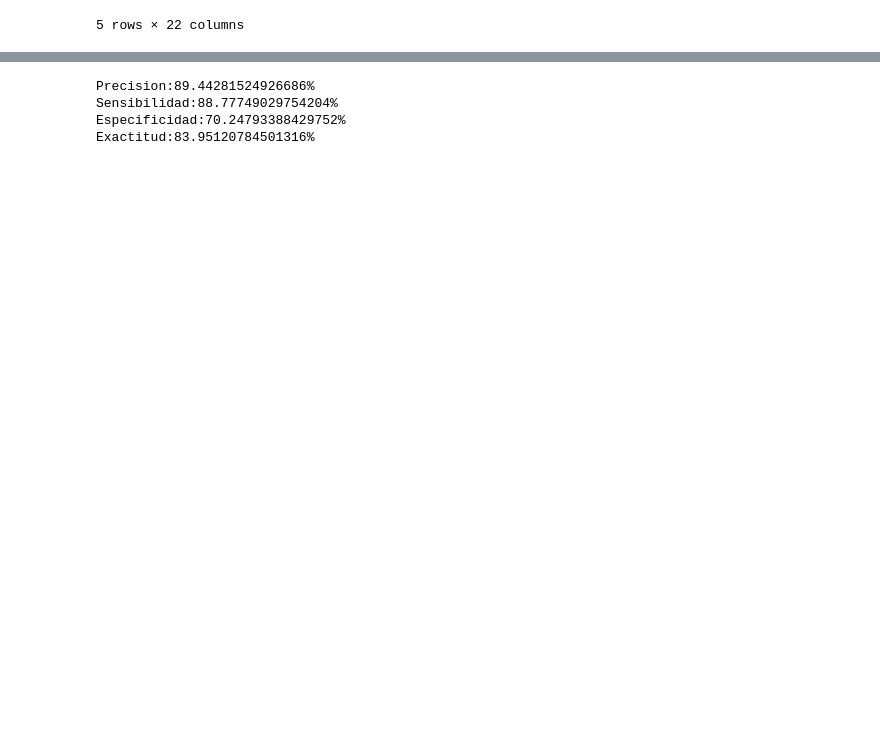
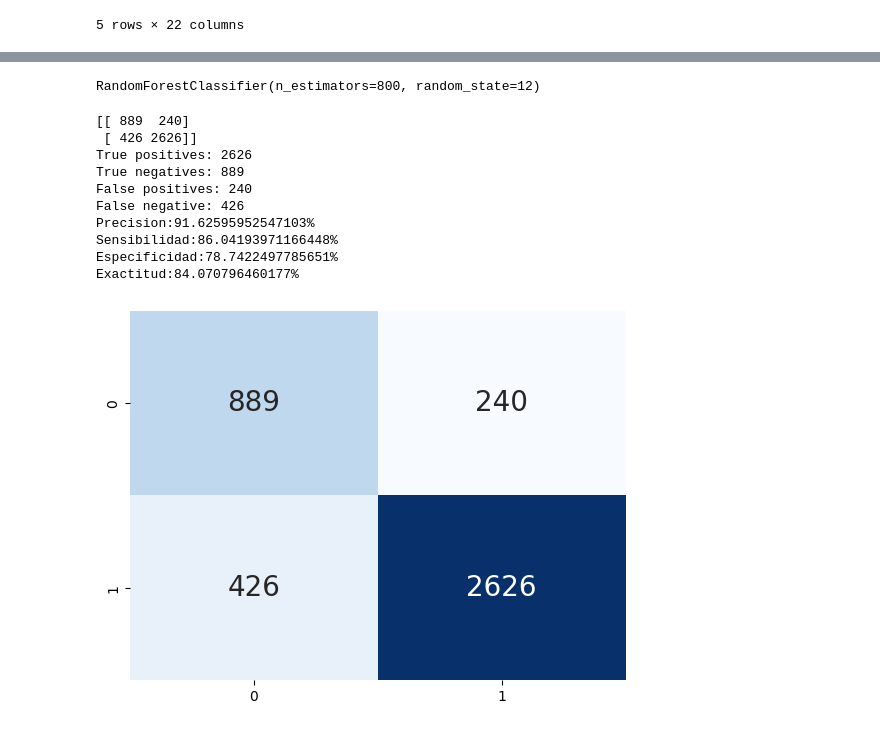
Before and after one commit to javierasmat/Proyecto-CD-BEDU, a Jupyter notebook: notebooks/arbol_decision.ipynb, the cells around one changed output, grey strips where cells are left out. Cells and saved outputs as stored; diff of their text form; code cells hidden in the pictures; blank space fills up the shorter version.

```diff
--- a/notebooks/arbol_decision.ipynb
+++ b/notebooks/arbol_decision.ipynb
@@ -234,4 +31,0 @@ sns.boxplot(x=siniestros['EDAD']);
-# %%
-# Histograma
-sns.set_style('ticks')
-sns.displot(siniestros['EDAD'], kde=False, bins=20);
@@ -378,17 +52,3 @@ def calcularExactitud(TP,TN,FP,FN):
     exactitud = (TP + TN) / (TP + TN + FP + FN)
     exactitud = exactitud * 100
     return exactitud
-# %%
-pre = calcularPrecision(TP, TN, FP, FN)
-sen = calcularSensibilidad(TP, TN, FP, FN)
-spec = calcularEspecificidad(TP, TN, FP, FN)
-exac = calcularExactitud(TP,TN,FP,FN)
-print("Precision:"+str(pre)+"%")
-print("Sensibilidad:"+str(sen)+"%")
-print("Especificidad:"+str(spec)+"%")
-print("Exactitud:"+str(exac)+"%")
-# %% [output]
-Precision:89.44281524926686%
-Sensibilidad:88.77749029754204%
-Especificidad:70.24793388429752%
-Exactitud:83.95120784501316%
@@ -426,21 +55,3 @@ print("Entrenamiento completado!")
-# %%
-resultado = metrics.confusion_matrix(yr_test, yr_pred)
-print(resultado)
-(TN, FP, FN, TP) = resultado.ravel()
-print("True positives: "+str(TP))
-print("True negatives: "+str(TN))
-print("False positives: "+str(FP))
-print("False negative: "+str(FN))
-
-pre = calcularPrecision(TP, TN, FP, FN)
-sen = calcularSensibilidad(TP, TN, FP, FN)
-spec = calcularEspecificidad(TP, TN, FP, FN)
-exac = calcularExactitud(TP,TN,FP,FN)
-
-print("Precision:"+str(pre)+"%")
-print("Sensibilidad:"+str(sen)+"%")
-print("Especificidad:"+str(spec)+"%")
-print("Exactitud:"+str(exac)+"%")
 # %%
 #Comparamos clasificadores
 #creamos función para evaluar
@@ -467,6 +87,24 @@ def evaluar(y_test, y_pred):
+# %%
+#Random Forest -- generamos bosque de arboles
+random_seed = 12
+bosque = forest(n_estimators = 800, random_state = random_seed)
+bosque.fit(X_train, y_train)
+# %% [output]
+RandomForestClassifier(n_estimators=800, random_state=12)
 # %%
-#Naïve Bayes:
-NaiveBayes = GaussianNB()
-NaiveBayes.fit(X_train, y_train)
-y_pred_nb = NaiveBayes.predict(X_test)
-evaluar(y_test, y_pred_nb)
+#RandomForest = RandomForestClassifier(n_estimators = 800)
+#RandomForest.fit(X_train, y_train)
+y_pred_rfc = bosque.predict(X_test)
+evaluar(y_test, y_pred_rfc)
+# %% [output]
+[[ 889  240]
+ [ 426 2626]]
+True positives: 2626
+True negatives: 889
+False positives: 240
+False negative: 426
+Precision:91.62595952547103%
+Sensibilidad:86.04193971166448%
+Especificidad:78.7422497785651%
+Exactitud:84.070796460177%
+[figure, added]
```
Also changed, not shown: parts of 39 cells of this notebook, 10 other files.
